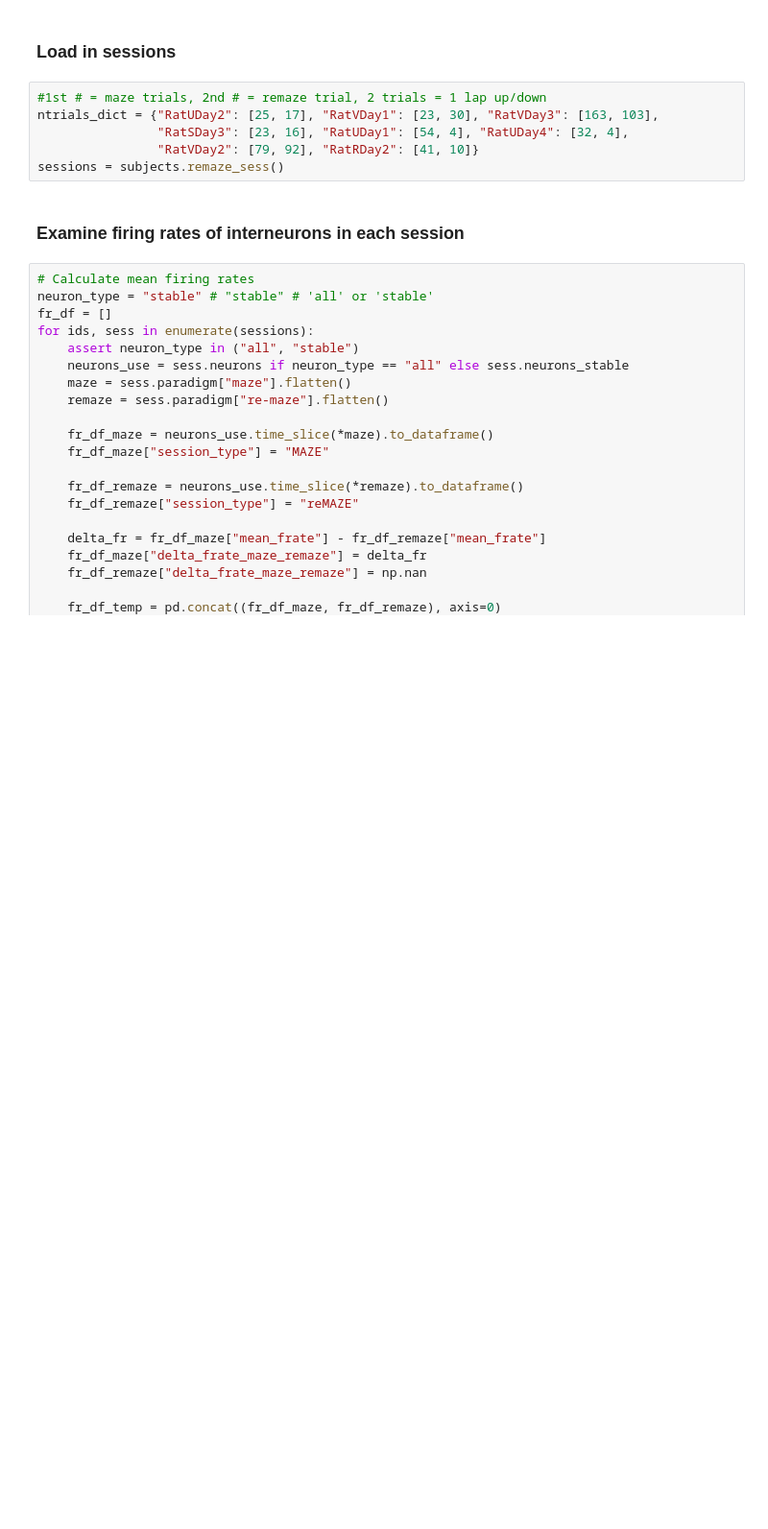
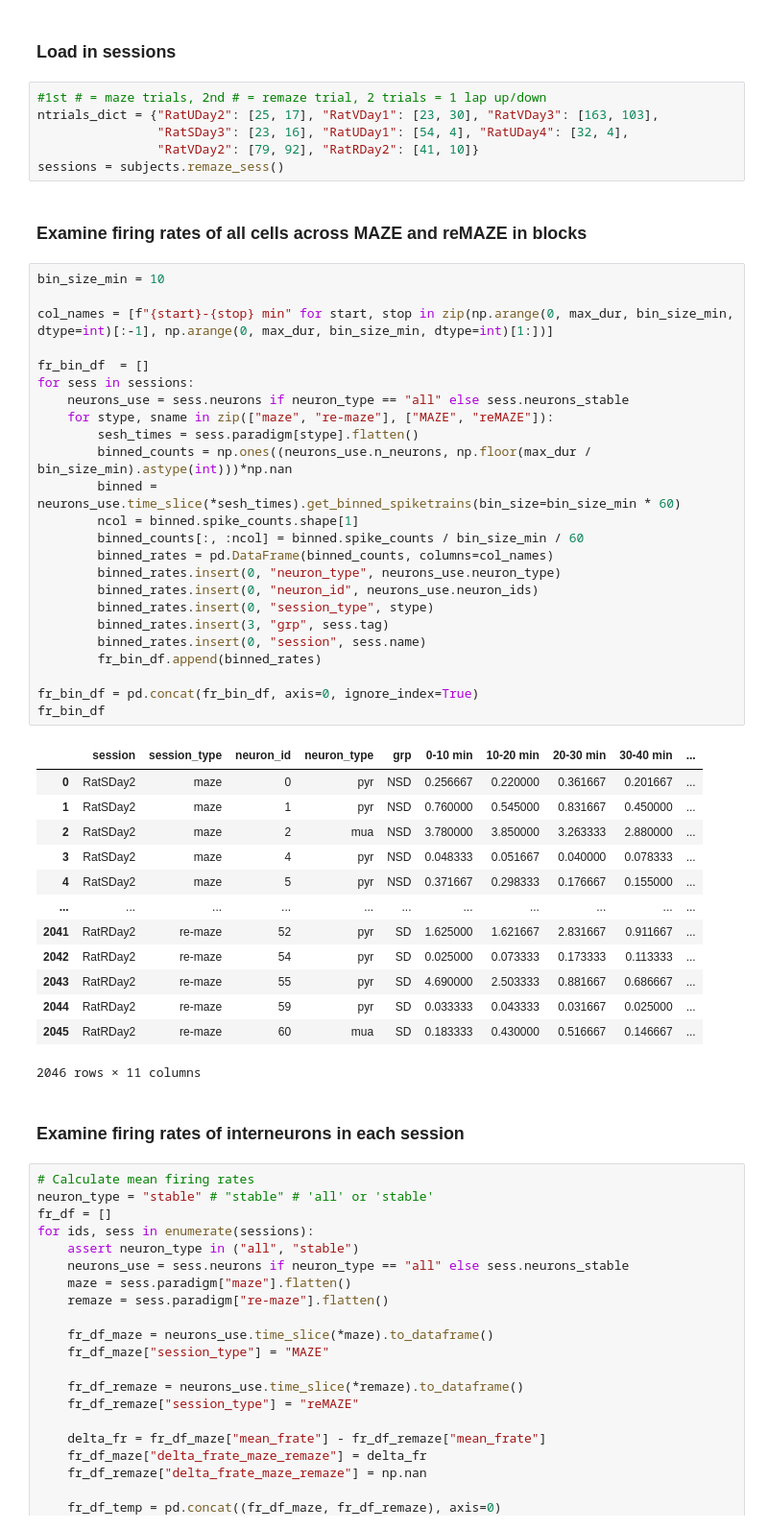
Before and after one commit to nkinsky/Projects_sandbox, a Jupyter notebook: sd_drift/sd_firing_rates_remaze.ipynb, the cells around one changed output. Shown at 96% size. Drawn from its saved outputs; the diff is of its cells as text; blank space fills up the shorter version.

Commit message:
add firing rate in blocks across sessions

```diff
--- a/sd_drift/sd_firing_rates_remaze.ipynb
+++ b/sd_drift/sd_firing_rates_remaze.ipynb
@@ -55,6 +52,46 @@ ntrials_dict = {"RatUDay2": [25, 17], "RatVDay1": [23, 30], "RatVDay3": [163, 10
                 "RatSDay3": [23, 16], "RatUDay1": [54, 4], "RatUDay4": [32, 4],
                 "RatVDay2": [79, 92], "RatRDay2": [41, 10]}
 sessions = subjects.remaze_sess()
+# %% [markdown]
+### Examine firing rates of all cells across MAZE and reMAZE in blocks
+# %%
+bin_size_min = 10
+
+col_names = [f"{start}-{stop} min" for start, stop in zip(np.arange(0, max_dur, bin_size_min, dtype=int)[:-1], np.arange(0, max_dur, bin_size_min, dtype=int)[1:])]
+
+fr_bin_df  = []
+for sess in sessions:
+    neurons_use = sess.neurons if neuron_type == "all" else sess.neurons_stable
+    for stype, sname in zip(["maze", "re-maze"], ["MAZE", "reMAZE"]):
+        sesh_times = sess.paradigm[stype].flatten()
+        binned_counts = np.ones((neurons_use.n_neurons, np.floor(max_dur / bin_size_min).astype(int)))*np.nan
+        binned = neurons_use.time_slice(*sesh_times).get_binned_spiketrains(bin_size=bin_size_min * 60)
+        ncol = binned.spike_counts.shape[1]
+        binned_counts[:, :ncol] = binned.spike_counts / bin_size_min / 60
+        binned_rates = pd.DataFrame(binned_counts, columns=col_names)
+        binned_rates.insert(0, "neuron_type", neurons_use.neuron_type)
+        binned_rates.insert(0, "neuron_id", neurons_use.neuron_ids)
+        binned_rates.insert(0, "session_type", stype)
+        binned_rates.insert(3, "grp", sess.tag)
+        binned_rates.insert(0, "session", sess.name)
+        fr_bin_df.append(binned_rates)
+
+fr_bin_df = pd.concat(fr_bin_df, axis=0, ignore_index=True)
+fr_bin_df
+# %% [output]
+|  | session | session_type | neuron_id | neuron_type | grp | 0-10 min | 10-20 min | 20-30 min | 30-40 min | ... |
+| 0 | RatSDay2 | maze | 0 | pyr | NSD | 0.256667 | 0.220000 | 0.361667 | 0.201667 | ... |
+| 1 | RatSDay2 | maze | 1 | pyr | NSD | 0.760000 | 0.545000 | 0.831667 | 0.450000 | ... |
+| 2 | RatSDay2 | maze | 2 | mua | NSD | 3.780000 | 3.850000 | 3.263333 | 2.880000 | ... |
+| 3 | RatSDay2 | maze | 4 | pyr | NSD | 0.048333 | 0.051667 | 0.040000 | 0.078333 | ... |
+| 4 | RatSDay2 | maze | 5 | pyr | NSD | 0.371667 | 0.298333 | 0.176667 | 0.155000 | ... |
+| ... | ... | ... | ... | ... | ... | ... | ... | ... | ... | ... |
+| 2041 | RatRDay2 | re-maze | 52 | pyr | SD | 1.625000 | 1.621667 | 2.831667 | 0.911667 | ... |
+| 2042 | RatRDay2 | re-maze | 54 | pyr | SD | 0.025000 | 0.073333 | 0.173333 | 0.113333 | ... |
+| 2043 | RatRDay2 | re-maze | 55 | pyr | SD | 4.690000 | 2.503333 | 0.881667 | 0.686667 | ... |
+| 2044 | RatRDay2 | re-maze | 59 | pyr | SD | 0.033333 | 0.043333 | 0.031667 | 0.025000 | ... |
+| 2045 | RatRDay2 | re-maze | 60 | mua | SD | 0.183333 | 0.430000 | 0.516667 | 0.146667 | ... |
+2046 rows × 11 columns
 # %% [markdown]
 ### Examine firing rates of interneurons in each session
 # %%
```
Also changed, not shown: parts of 1 cell of this notebook.
